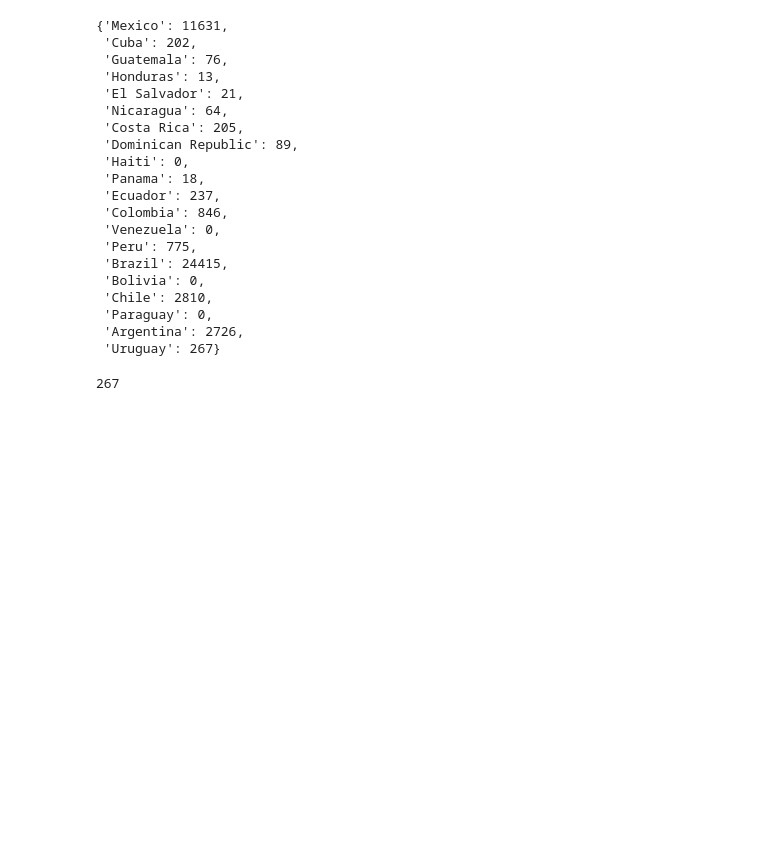
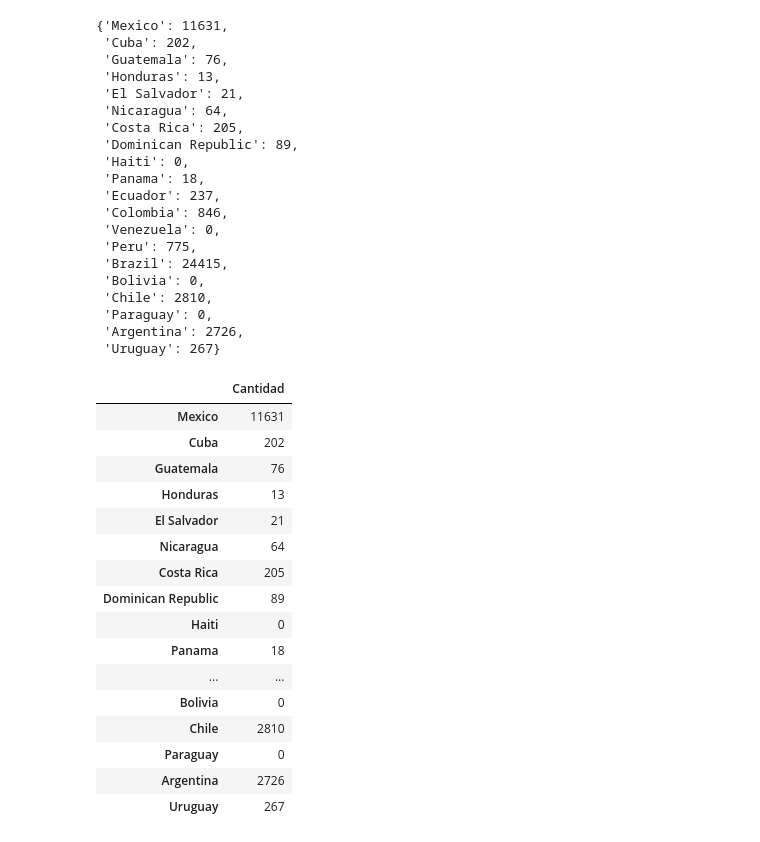
Before and after one commit to Ballesd/DataEngereyLatinoAmerica, a Jupyter notebook: AnalsisPatentes.ipynb, the cells around one changed output. Saved outputs shown, nothing was run; the diff lists cells and outputs as text; code cells hidden in the pictures; blank space fills up the shorter version.

```diff
--- a/AnalsisPatentes.ipynb
+++ b/AnalsisPatentes.ipynb
@@ -66,12 +66,25 @@ CanPatentes
  'Paraguay': 0,
  'Argentina': 2726,
  'Uruguay': 267}
-# %%
-print(CanPatentes['Uruguay'])
-
-
-#histogram = CanPatentes.plot.hist()
-#print(histogram)
-#plt.show()
-# %% [output]
-267
+# %%
+DFLationoAmerica = pd.DataFrame.from_dict(CanPatentes, orient='index').rename(columns={0:'Cantidad'})
+
+DFLationoAmerica
+# %% [output]
+|  | Cantidad |
+| Mexico | 11631 |
+| Cuba | 202 |
+| Guatemala | 76 |
+| Honduras | 13 |
+| El Salvador | 21 |
+| Nicaragua | 64 |
+| Costa Rica | 205 |
+| Dominican Republic | 89 |
+| Haiti | 0 |
+| Panama | 18 |
+| ... | ... |
+| Bolivia | 0 |
+| Chile | 2810 |
+| Paraguay | 0 |
+| Argentina | 2726 |
+| Uruguay | 267 |
```
Also changed, not shown: parts of 4 cells of this notebook.
